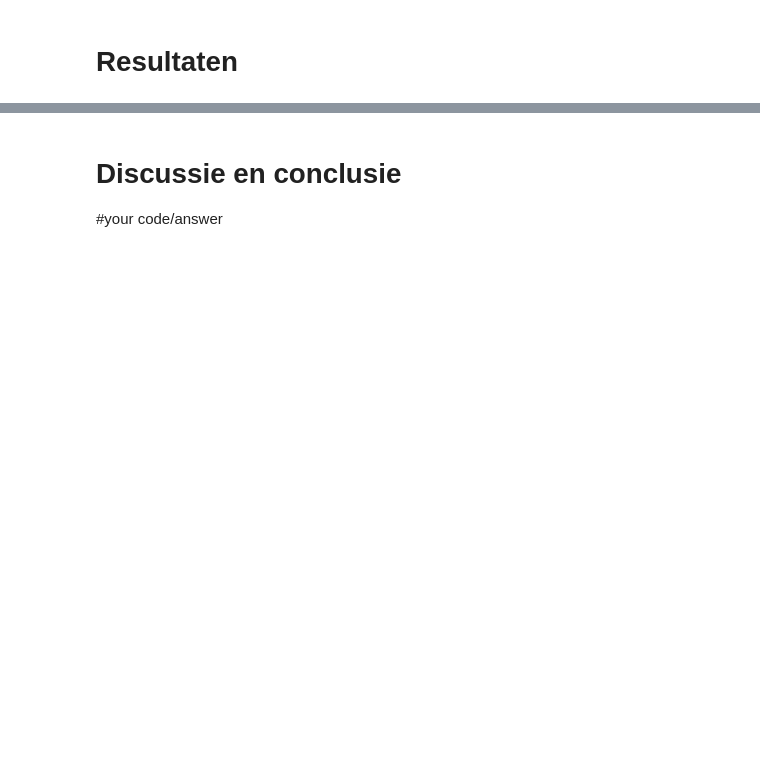
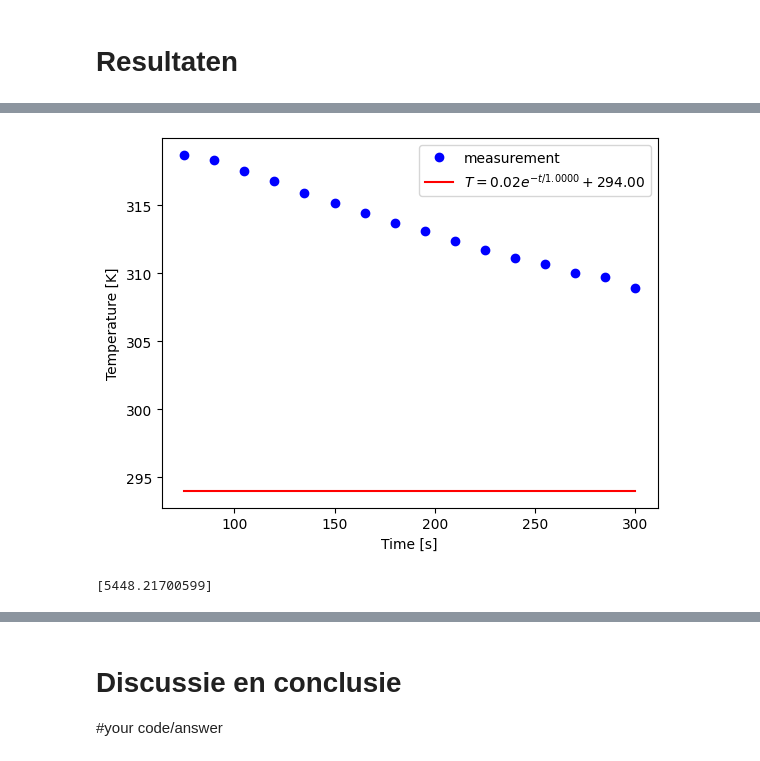
Before and after one commit to BobVill/32, a Jupyter notebook: Content/Labs/koelbuis.ipynb, the cells around one changed output, grey strips where cells are left out. Drawn from its saved outputs; the diff is of its cells as text; code cells hidden in the pictures; blank space fills up the shorter version.

Commit message:
koelbuis en warmtecapaciteit zijn bijna af, nog een aantal vragen

```diff
--- a/Content/Labs/koelbuis.ipynb
+++ b/Content/Labs/koelbuis.ipynb
@@ -317,0 +296,42 @@ print(h_exp) # warmteoverdrachtscoëfficiënt in W/m^2 K
+# %%
+def exp_func(t, tau):
+    A=buitenoppervlak
+    # A is verschiltemperatuur met omgeving aan start
+    # tau is de karakteristieke tijd voor de koeling
+    # T_omg is de omgevingstemperatuur
+    return (A * np.exp(-t/tau) + T_omg)
+
+buitenoppervlak = buitenoppervlak # bepaal zelf in m^2
+warmtecapaciteit = warmtecapaciteit # bepaal de warmtecapaciteit in J/K
+
+times = times_zonder_dop
+temps = temps_zonder_dop
+
+
+# pas beginwaardes aan naar schatting
+# Het aantal maxfev moet wellicht hoger voor goede convergentie van de waarde
+popt, pocv = curve_fit(exp_func, times, temps, maxfev=5000)
+
+
+y_fit = exp_func(times, popt)
+
+plt.figure()
+plt.xlabel('Time [s]')
+plt.ylabel('Temperature [K]')
+
+plt.plot(times, temps, 'bo', label='measurement')
+plt.plot(times, y_fit, 'r-', label='$T = %0.2f e^{-t/%0.4f} + %0.2f$' % (buitenoppervlak, popt, T_omg))
+
+plt.legend()
+
+plt.show()
+
+h_exp = (warmtecapaciteit) / (popt * buitenoppervlak)
+
+print(h_exp) # warmteoverdrachtscoëfficiënt in W/m^2 K
+# Sla figuren op met
+#
+# plt.savefig("Figuren/naam.png", dpi=450)
+# %% [output]
+[figure, added]
+[5448.21700599]
```
Also changed, not shown: parts of 5 cells of this notebook, 1 other file.
